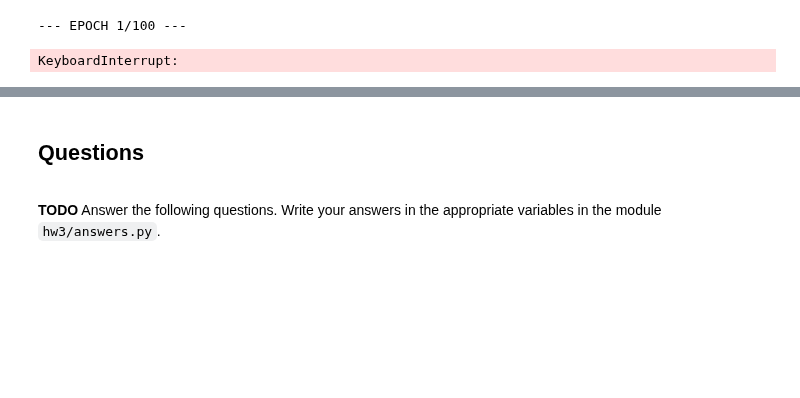
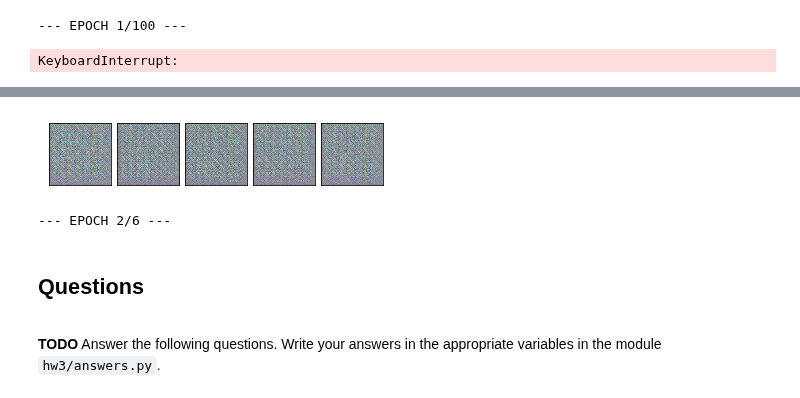
Before and after one commit to natsala13/cs236605-hw3, a Jupyter notebook: Part3_GAN.ipynb, the cells around one changed output, grey strips where cells are left out. Saved outputs shown, nothing was run; the diff lists cells and outputs as text; code cells hidden in the pictures; blank space fills up the shorter version.

```diff
--- a/Part3_GAN.ipynb
+++ b/Part3_GAN.ipynb
@@ -432,7 +432,7 @@ import numpy as np
 name = 'without_Pooling'
 res = run_experiment_GAN(name, out_dir='results/', seed=42,
                             # Training params
-                            bs_train=8, bs_test=None, batches=100, epochs=6,
+                            bs_train=8, epochs=6,
                             early_stopping=10, checkpoints=None,RTplot=True,
                              print_every=2,
                             # Model params
@@ -445,3 +447,5 @@ Extracted 531 to /Users/natouda/.pytorch-datasets/lfw/George_W_Bush
+[figure, added]
+--- EPOCH 2/6 ---
 # %% [markdown]
 ## Questions
 <a id=part3_8></a>
```
Also changed, not shown: parts of 1 cell of this notebook, 1 other file.
